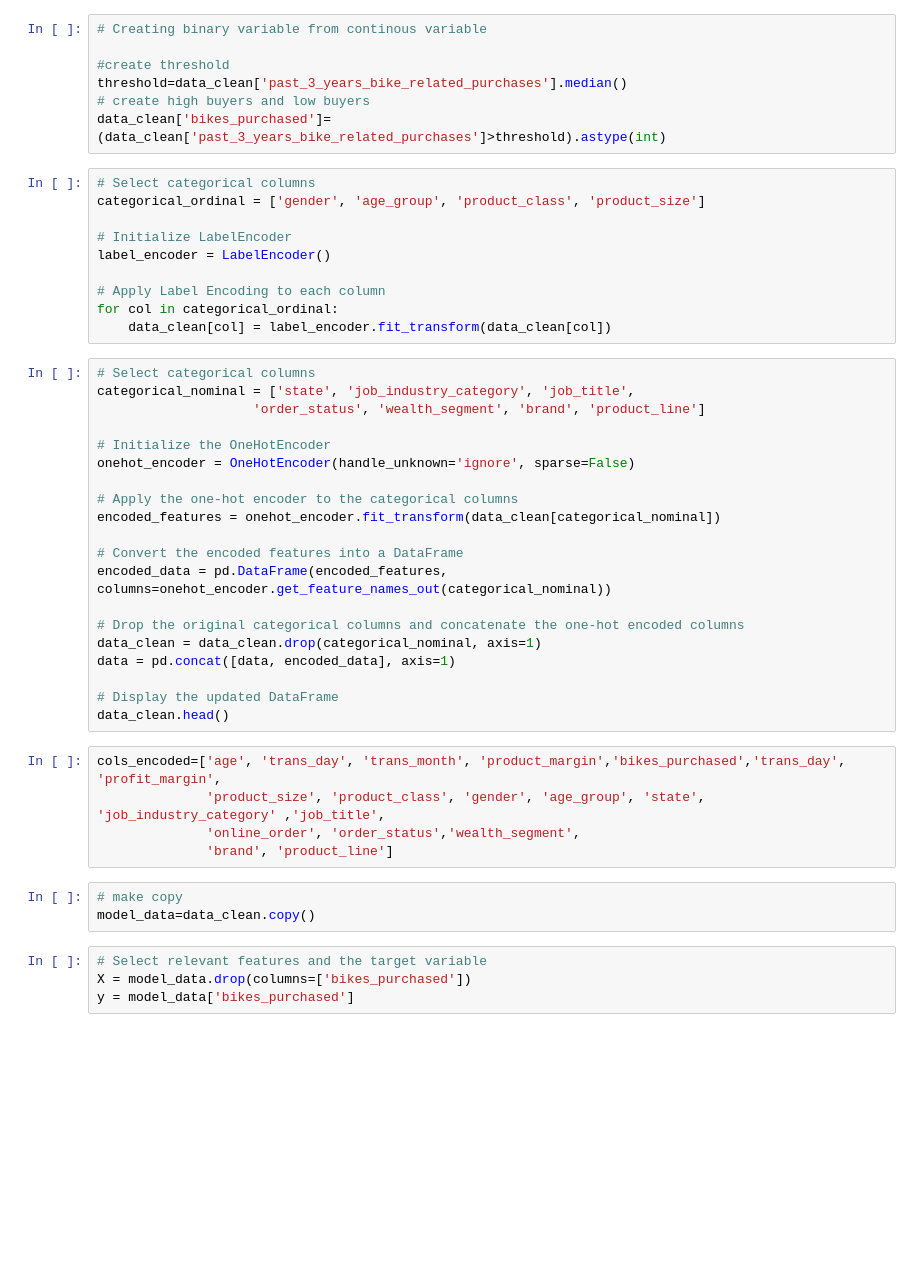
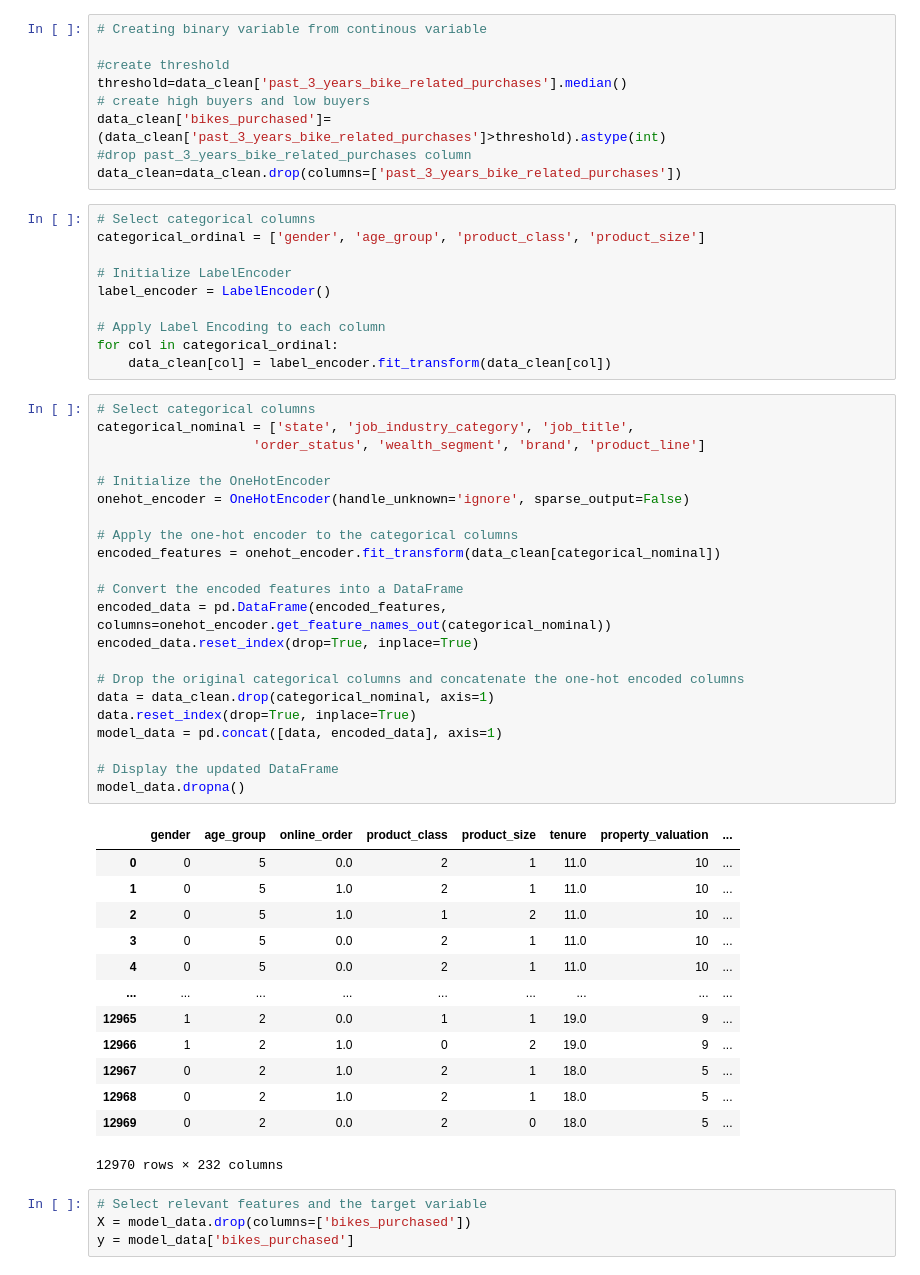
Before and after one commit to Daviedavie100/kpmg, a Jupyter notebook: kpmgproject.ipynb, the cells around one changed output. Cells and saved outputs as stored; diff of their text form; blank space fills up the shorter version.

```diff
--- a/kpmgproject.ipynb
+++ b/kpmgproject.ipynb
@@ -156,6 +156,8 @@ data_clean=data.dropna()
 threshold=data_clean['past_3_years_bike_related_purchases'].median()
 # create high buyers and low buyers
 data_clean['bikes_purchased']=(data_clean['past_3_years_bike_related_purchases']>threshold).astype(int)
+#drop past_3_years_bike_related_purchases column
+data_clean=data_clean.drop(columns=['past_3_years_bike_related_purchases'])
 # %%
 # Select categorical columns
 categorical_ordinal = ['gender', 'age_group', 'product_class', 'product_size']
@@ -169,31 +171,39 @@ for col in categorical_ordinal:
 # %%
 # Select categorical columns
 categorical_nominal = ['state', 'job_industry_category', 'job_title',
                     'order_status', 'wealth_segment', 'brand', 'product_line']
 
 # Initialize the OneHotEncoder
-onehot_encoder = OneHotEncoder(handle_unknown='ignore', sparse=False)
+onehot_encoder = OneHotEncoder(handle_unknown='ignore', sparse_output=False)
 
 # Apply the one-hot encoder to the categorical columns
 encoded_features = onehot_encoder.fit_transform(data_clean[categorical_nominal])
 
 # Convert the encoded features into a DataFrame
 encoded_data = pd.DataFrame(encoded_features, columns=onehot_encoder.get_feature_names_out(categorical_nominal))
+encoded_data.reset_index(drop=True, inplace=True)
 
 # Drop the original categorical columns and concatenate the one-hot encoded columns
-data_clean = data_clean.drop(categorical_nominal, axis=1)
-data = pd.concat([data, encoded_data], axis=1)
+data = data_clean.drop(categorical_nominal, axis=1)
+data.reset_index(drop=True, inplace=True)
+model_data = pd.concat([data, encoded_data], axis=1)
 
 # Display the updated DataFrame
-data_clean.head()
+model_data.dropna()
+# %% [output]
+|  | gender | age_group | online_order | product_class | product_size | tenure | property_valuation | ... |
+| 0 | 0 | 5 | 0.0 | 2 | 1 | 11.0 | 10 | ... |
+| 1 | 0 | 5 | 1.0 | 2 | 1 | 11.0 | 10 | ... |
+| 2 | 0 | 5 | 1.0 | 1 | 2 | 11.0 | 10 | ... |
+| 3 | 0 | 5 | 0.0 | 2 | 1 | 11.0 | 10 | ... |
+| 4 | 0 | 5 | 0.0 | 2 | 1 | 11.0 | 10 | ... |
+| ... | ... | ... | ... | ... | ... | ... | ... | ... |
+| 12965 | 1 | 2 | 0.0 | 1 | 1 | 19.0 | 9 | ... |
+| 12966 | 1 | 2 | 1.0 | 0 | 2 | 19.0 | 9 | ... |
+| 12967 | 0 | 2 | 1.0 | 2 | 1 | 18.0 | 5 | ... |
+| 12968 | 0 | 2 | 1.0 | 2 | 1 | 18.0 | 5 | ... |
+| 12969 | 0 | 2 | 0.0 | 2 | 0 | 18.0 | 5 | ... |
+12970 rows × 232 columns
-# %%
-cols_encoded=['age', 'trans_day', 'trans_month', 'product_margin','bikes_purchased','trans_day', 'profit_margin',
-              'product_size', 'product_class', 'gender', 'age_group', 'state', 'job_industry_category' ,'job_title',
-              'online_order', 'order_status','wealth_segment',
-              'brand', 'product_line']
-# %%
-# make copy
-model_data=data_clean.copy()
 # %%
 # Select relevant features and the target variable
 X = model_data.drop(columns=['bikes_purchased'])
```
Also changed, not shown: parts of 3 cells of this notebook.
